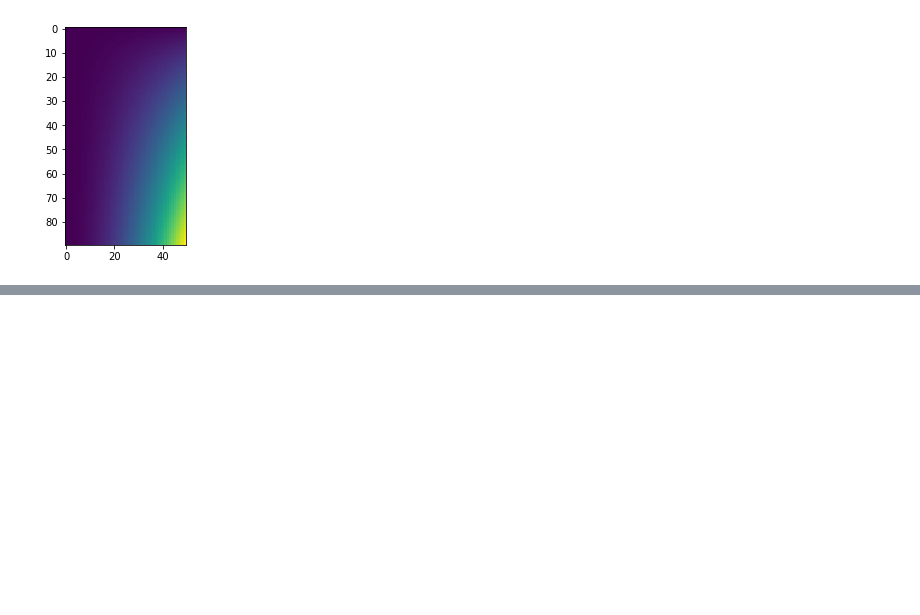
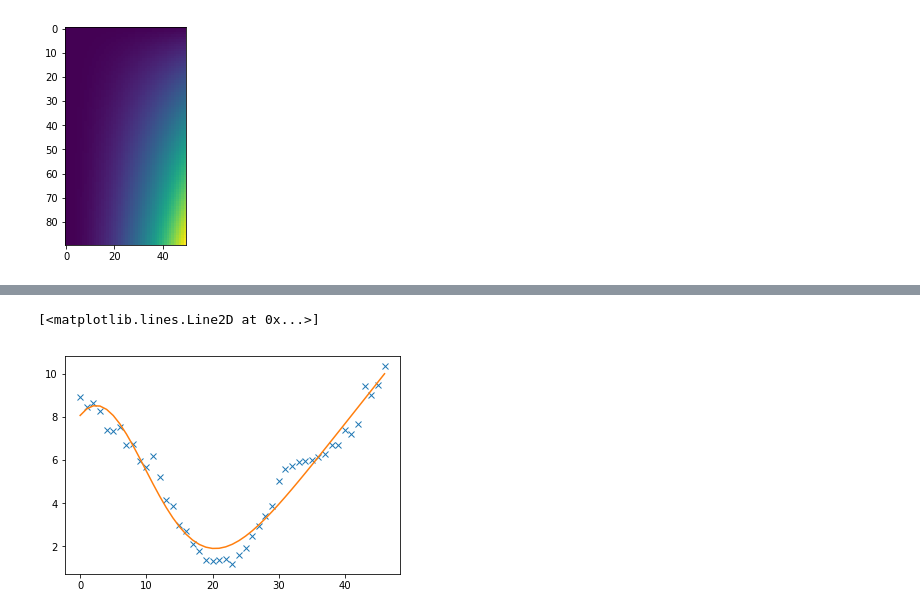
Before and after one commit to zazizizou/gradient_ansatz, a Jupyter notebook: DoF_cailb.ipynb, the cells around one changed output, grey strips where cells are left out. Cells and saved outputs as stored; diff of their text form; code cells hidden in the pictures; blank space fills up the shorter version.

```diff
--- a/DoF_cailb.ipynb
+++ b/DoF_cailb.ipynb
@@ -254,0 +299,11 @@ plt.imshow(fit_result.reshape(90,50))
+# %%
+cu = curves[0]
+popt, pcov = curve_fit(calib_func,
+                      np.arange(0, len(cu)),
+                      cu)
+# %%
+plt.plot(cu, 'x')
+plt.plot(calib_func(np.arange(0, len(cu)), *popt))
+# %% [output]
+[<matplotlib.lines.Line2D at 0x...>]
+[figure, added]
```
Also changed, not shown: parts of 27 cells of this notebook, 1 other file.
